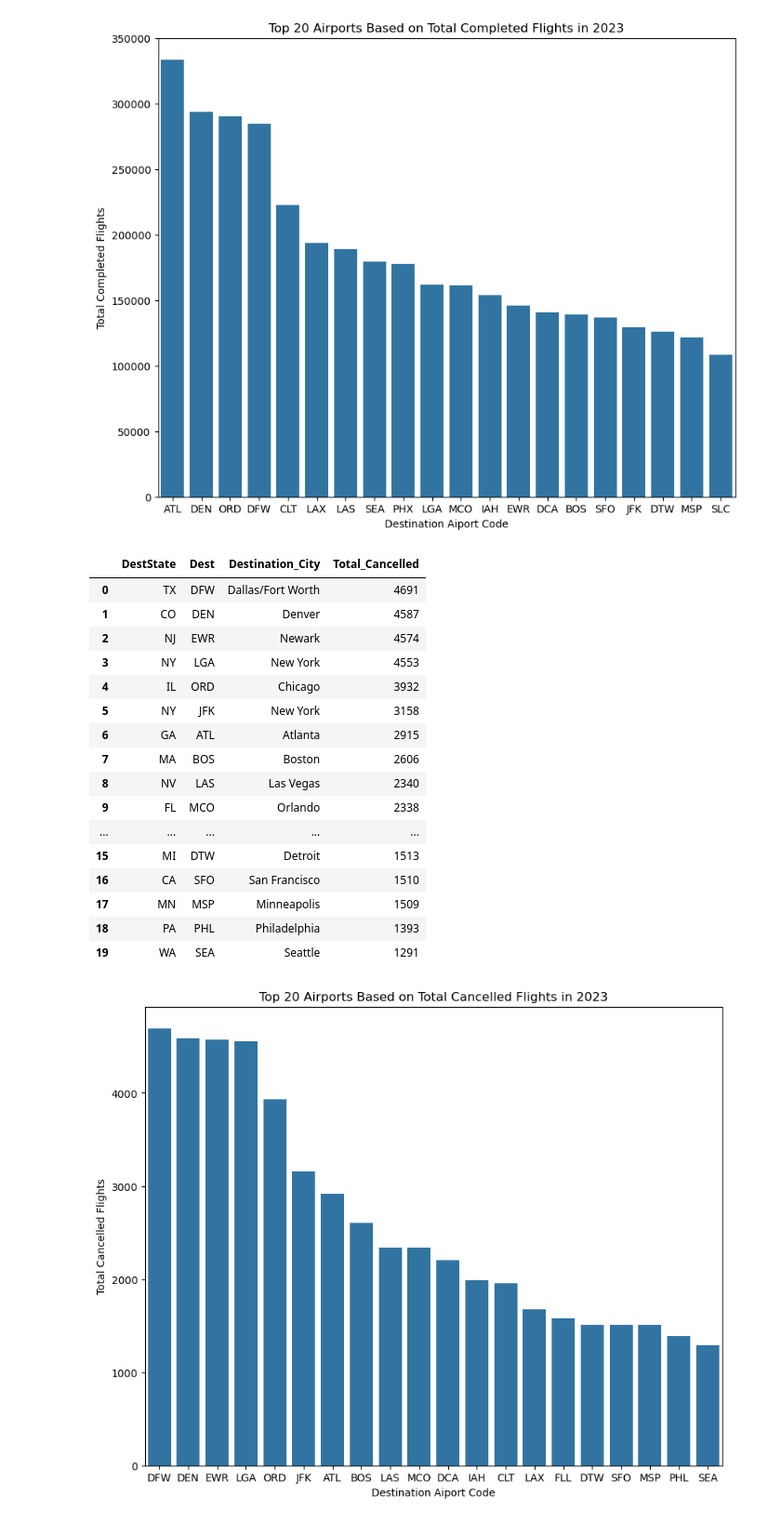
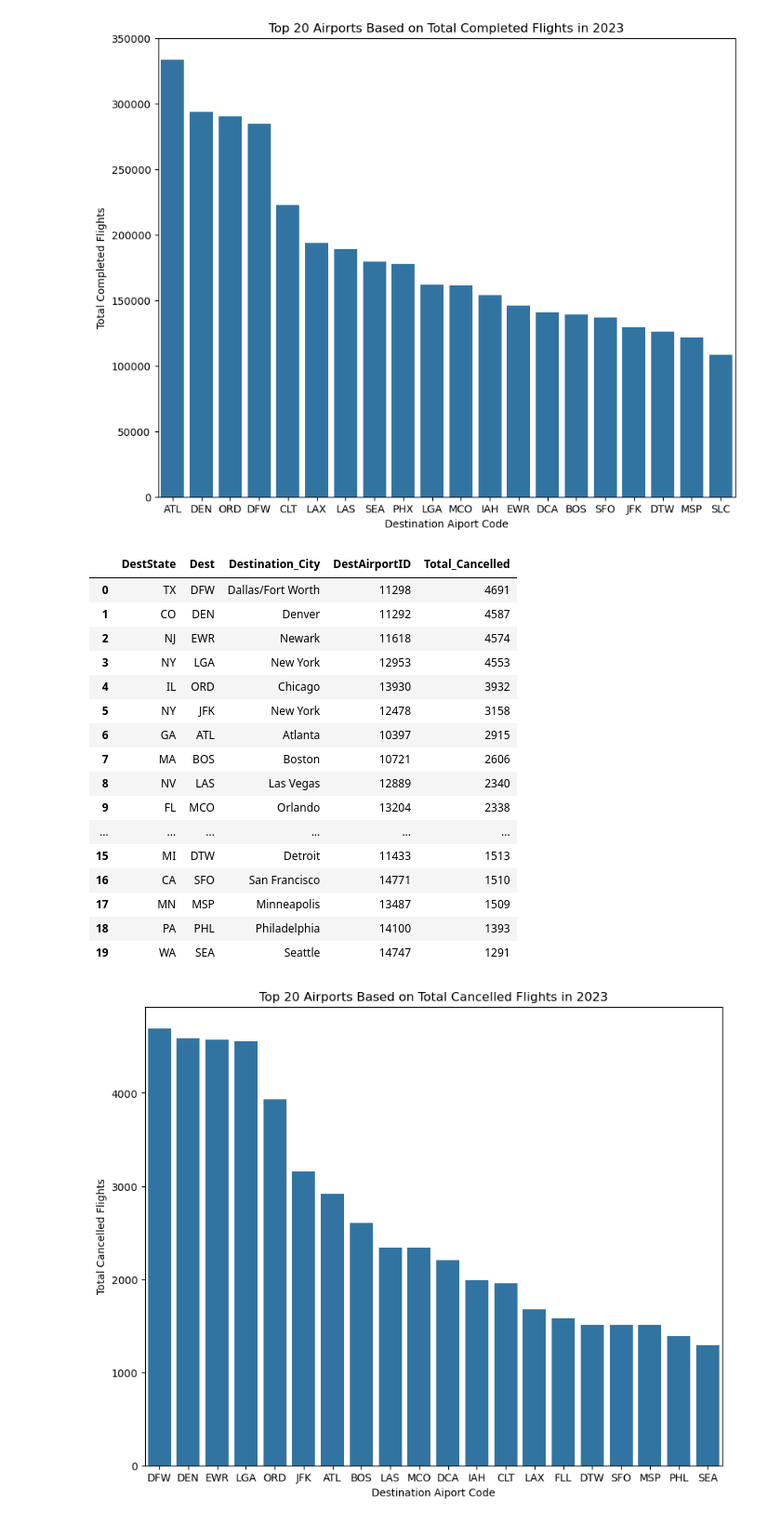
Before and after one commit to dezertdweller/flight-cancellations, a Jupyter notebook: notebooks/exploratory-data-analysis.ipynb, the cells around one changed output. Shown at 93% size. Cells and saved outputs as stored; diff of their text form; code cells hidden in the pictures.

```diff
--- a/notebooks/exploratory-data-analysis.ipynb
+++ b/notebooks/exploratory-data-analysis.ipynb
@@ -762,28 +762,28 @@ Text(0, 0.5, 'Total Completed Flights')
 [figure]
 # %%
 # calculate number of cancelled flights for each airport
-dest_flights_canc_df = cancelled_flights_df.groupby(['DestState','Dest', 'Destination_City']).size().sort_values(ascending=False).reset_index(name='Total_Cancelled')
+dest_flights_canc_df = cancelled_flights_df.groupby(['DestState','Dest', 'Destination_City', 'DestAirportID']).size().sort_values(ascending=False).reset_index(name='Total_Cancelled')
 
 # top 20 airports based on total cancellations
 dest_flights_canc_df.head(20)
 # %% [output]
-|  | DestState | Dest | Destination_City | Total_Cancelled |
-| 0 | TX | DFW | Dallas/Fort Worth | 4691 |
-| 1 | CO | DEN | Denver | 4587 |
-| 2 | NJ | EWR | Newark | 4574 |
-| 3 | NY | LGA | New York | 4553 |
-| 4 | IL | ORD | Chicago | 3932 |
-| 5 | NY | JFK | New York | 3158 |
-| 6 | GA | ATL | Atlanta | 2915 |
-| 7 | MA | BOS | Boston | 2606 |
-| 8 | NV | LAS | Las Vegas | 2340 |
-| 9 | FL | MCO | Orlando | 2338 |
-| ... | ... | ... | ... | ... |
-| 15 | MI | DTW | Detroit | 1513 |
-| 16 | CA | SFO | San Francisco | 1510 |
-| 17 | MN | MSP | Minneapolis | 1509 |
-| 18 | PA | PHL | Philadelphia | 1393 |
-| 19 | WA | SEA | Seattle | 1291 |
+|  | DestState | Dest | Destination_City | DestAirportID | Total_Cancelled |
+| 0 | TX | DFW | Dallas/Fort Worth | 11298 | 4691 |
+| 1 | CO | DEN | Denver | 11292 | 4587 |
+| 2 | NJ | EWR | Newark | 11618 | 4574 |
+| 3 | NY | LGA | New York | 12953 | 4553 |
+| 4 | IL | ORD | Chicago | 13930 | 3932 |
+| 5 | NY | JFK | New York | 12478 | 3158 |
+| 6 | GA | ATL | Atlanta | 10397 | 2915 |
+| 7 | MA | BOS | Boston | 10721 | 2606 |
+| 8 | NV | LAS | Las Vegas | 12889 | 2340 |
+| 9 | FL | MCO | Orlando | 13204 | 2338 |
+| ... | ... | ... | ... | ... | ... |
+| 15 | MI | DTW | Detroit | 11433 | 1513 |
+| 16 | CA | SFO | San Francisco | 14771 | 1510 |
+| 17 | MN | MSP | Minneapolis | 13487 | 1509 |
+| 18 | PA | PHL | Philadelphia | 14100 | 1393 |
+| 19 | WA | SEA | Seattle | 14747 | 1291 |
 # %%
 # plot airports based on total cancellations
 fig, ax = plt.subplots(figsize=(10,8))
```
Also changed, not shown: parts of 12 cells of this notebook, 1 other file.
